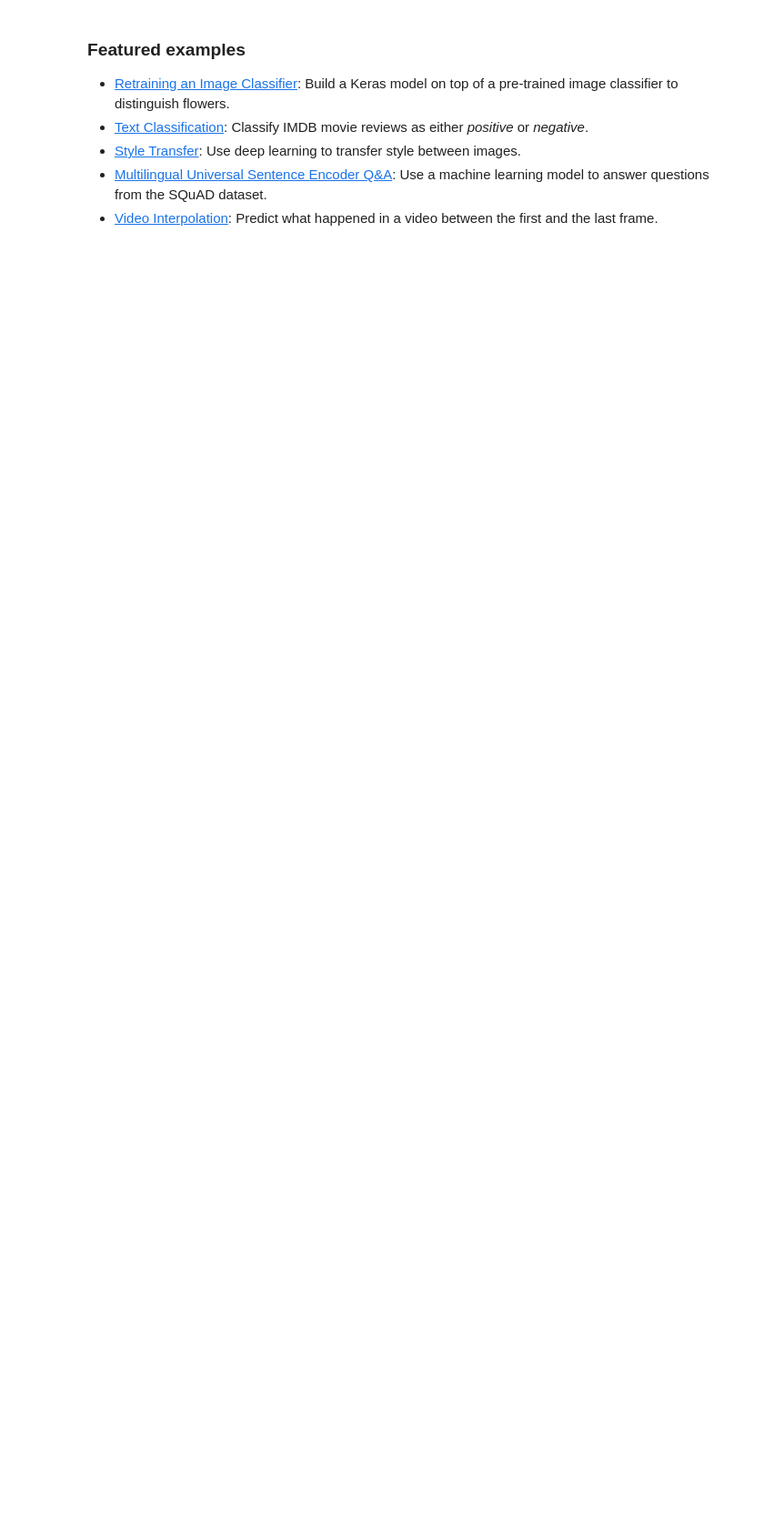
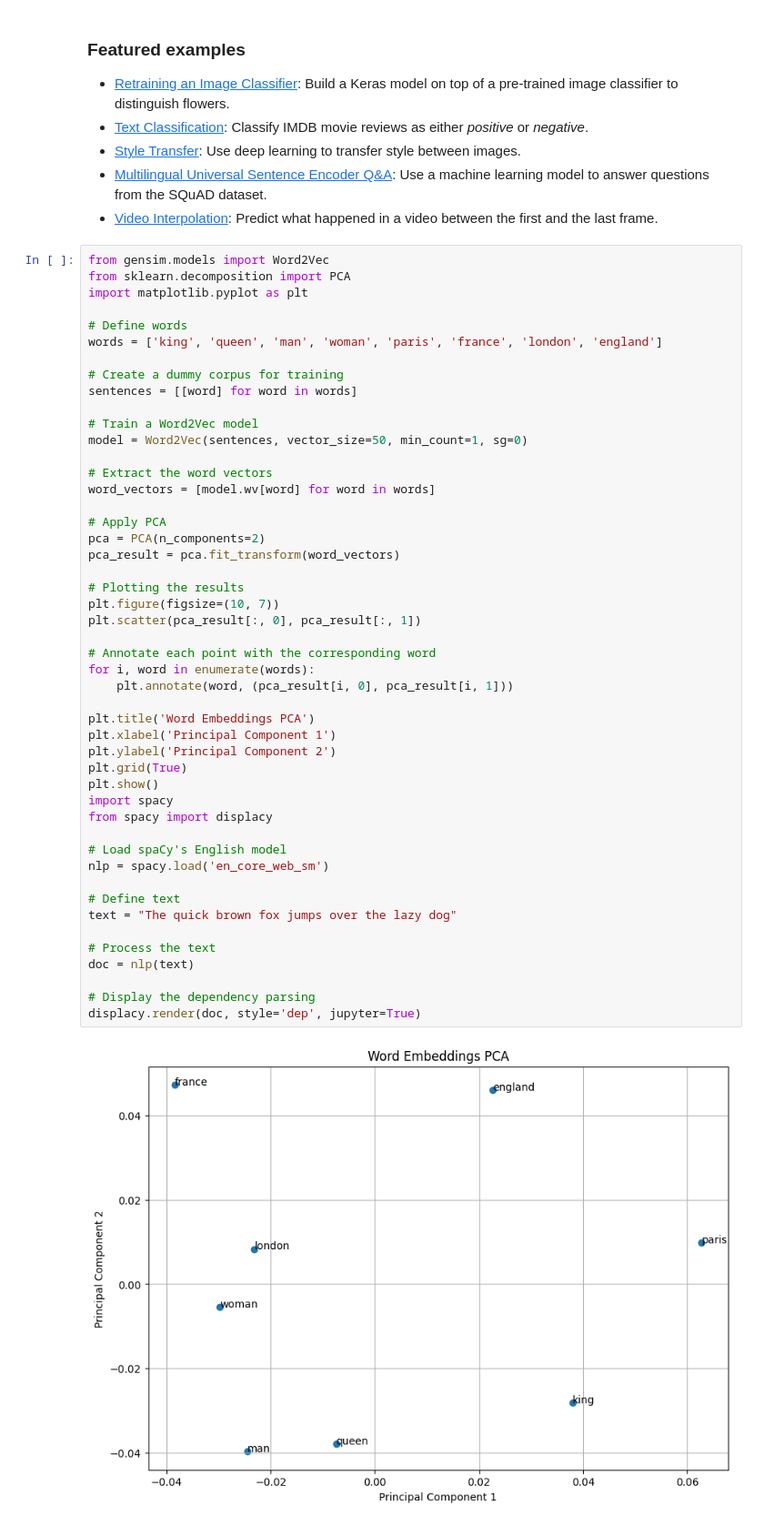
Before and after one commit to Prudhvitej1817/NLP-, a Jupyter notebook: Welcome_To_Colab.ipynb, the cells around one changed output. Shown: that part at 91% size. Drawn from its saved outputs; the diff is of its cells as text; blank space fills up the shorter version.

```diff
--- a/Welcome_To_Colab.ipynb
+++ b/Welcome_To_Colab.ipynb
@@ -489,3 +184,53 @@ These are a few of the notebooks from Google's online Machine Learning course. S
 - [Style Transfer](https://tensorflow.org/hub/tutorials/tf2_arbitrary_image_stylization): Use deep learning to transfer style between images.
 - [Multilingual Universal Sentence Encoder Q&A](https://tensorflow.org/hub/tutorials/retrieval_with_tf_hub_universal_encoder_qa): Use a machine learning model to answer questions from the SQuAD dataset.
 - [Video Interpolation](https://tensorflow.org/hub/tutorials/tweening_conv3d): Predict what happened in a video between the first and the last frame.
+# %%
+from gensim.models import Word2Vec
+from sklearn.decomposition import PCA
+import matplotlib.pyplot as plt
+
+# Define words
+words = ['king', 'queen', 'man', 'woman', 'paris', 'france', 'london', 'england']
+
+# Create a dummy corpus for training
+sentences = [[word] for word in words]
+
+# Train a Word2Vec model
+model = Word2Vec(sentences, vector_size=50, min_count=1, sg=0)
+
+# Extract the word vectors
+word_vectors = [model.wv[word] for word in words]
+
+# Apply PCA
+pca = PCA(n_components=2)
+pca_result = pca.fit_transform(word_vectors)
+
+# Plotting the results
+plt.figure(figsize=(10, 7))
+plt.scatter(pca_result[:, 0], pca_result[:, 1])
+
+# Annotate each point with the corresponding word
+for i, word in enumerate(words):
+    plt.annotate(word, (pca_result[i, 0], pca_result[i, 1]))
+
+plt.title('Word Embeddings PCA')
+plt.xlabel('Principal Component 1')
+plt.ylabel('Principal Component 2')
+plt.grid(True)
+plt.show()
+import spacy
+from spacy import displacy
+
+# Load spaCy's English model
+nlp = spacy.load('en_core_web_sm')
+
+# Define text
+text = "The quick brown fox jumps over the lazy dog"
+
+# Process the text
+doc = nlp(text)
+
+# Display the dependency parsing
+displacy.render(doc, style='dep', jupyter=True)
+# %% [output]
+[figure, added]
```
Also changed, not shown: parts of 6 cells of this notebook.
